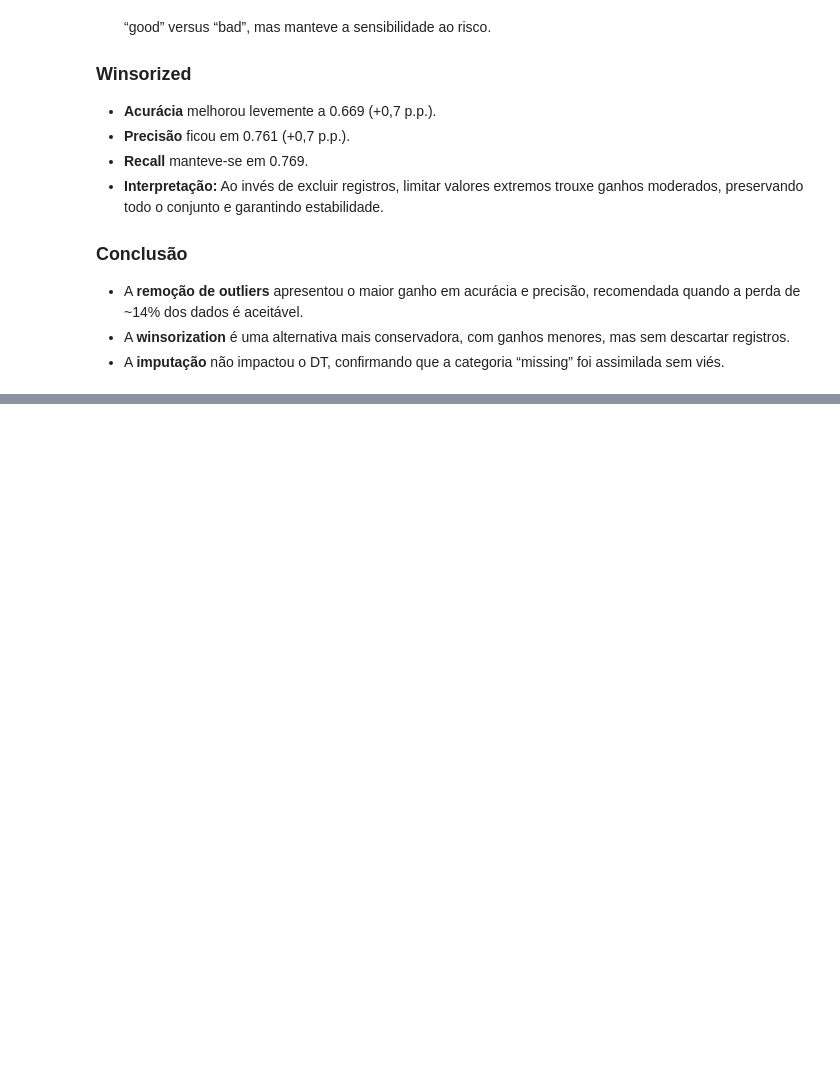
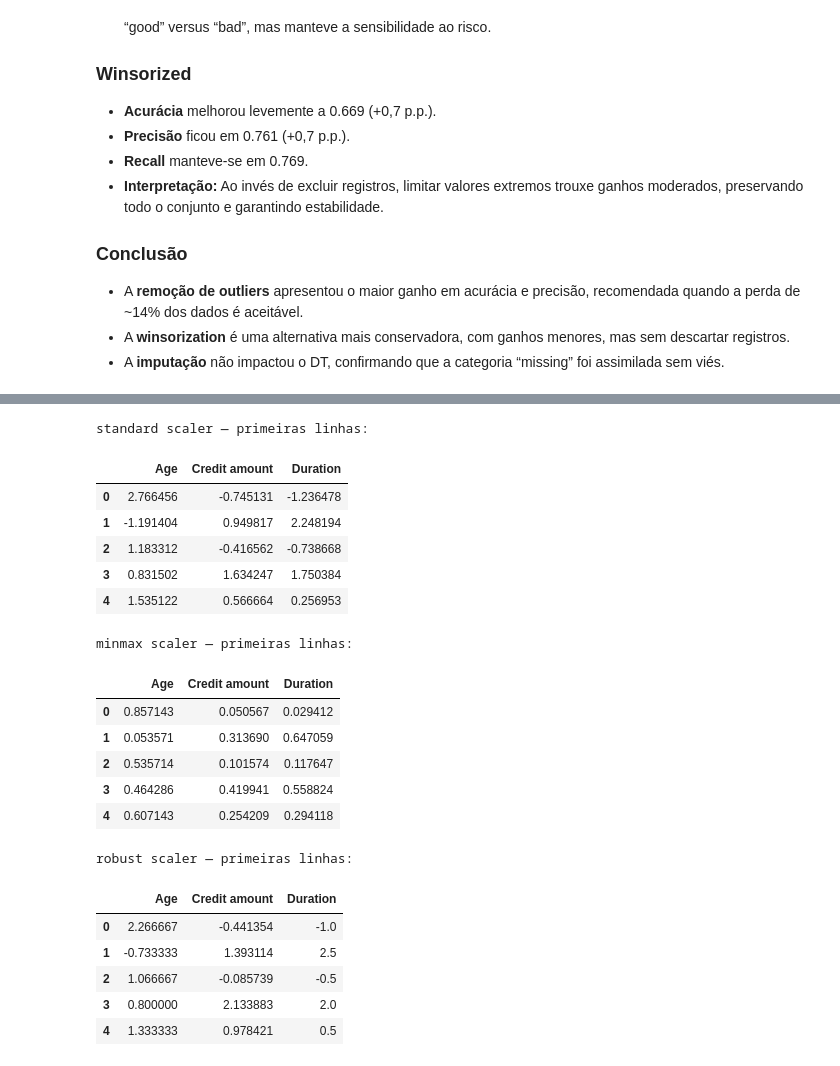
Before and after one commit to viniaraujo68/german-credit-risk, a Jupyter notebook: analysis.ipynb, the cells around one changed output, grey strips where cells are left out. Cells and saved outputs as stored; diff of their text form; code cells hidden in the pictures; blank space fills up the shorter version.

Commit message:
Normalizacao e transformação

```diff
--- a/analysis.ipynb
+++ b/analysis.ipynb
@@ -579,0 +595,51 @@ display(res_df.round(3))
+# %%
+# Vamos trabalhar a partir do dataset imputado (sem remover outliers)
+# já que queremos isolar o efeito da normalização:
+base = df.drop(['Risk','Risk_code'], axis=1)
+y_base = df['Risk_code']
+
+# One-hot encoding de variáveis categóricas
+X_base = pd.get_dummies(base)
+
+# Dicionário de scalers
+scalers = {
+    'standard': StandardScaler(),
+    'minmax':   MinMaxScaler(),
+    'robust':   RobustScaler()
+}
+
+# Aplicar cada scaler apenas nas colunas numéricas
+num_cols = ['Age','Credit amount','Duration']
+X_scaled = {}
+
+for name, scaler in scalers.items():
+    Xs = X_base.copy()
+    Xs[num_cols] = scaler.fit_transform(Xs[num_cols])
+    X_scaled[name] = Xs
+
+# Exemplo de inspeção rápida
+for name, Xs in X_scaled.items():
+    print(f"\n{name} scaler — primeiras linhas:")
+    display(Xs[num_cols].head())
+# %% [output]
+standard scaler — primeiras linhas:
+|  | Age | Credit amount | Duration |
+| 0 | 2.766456 | -0.745131 | -1.236478 |
+| 1 | -1.191404 | 0.949817 | 2.248194 |
+| 2 | 1.183312 | -0.416562 | -0.738668 |
+| 3 | 0.831502 | 1.634247 | 1.750384 |
+| 4 | 1.535122 | 0.566664 | 0.256953 |
+minmax scaler — primeiras linhas:
+|  | Age | Credit amount | Duration |
+| 0 | 0.857143 | 0.050567 | 0.029412 |
+| 1 | 0.053571 | 0.313690 | 0.647059 |
+| 2 | 0.535714 | 0.101574 | 0.117647 |
+| 3 | 0.464286 | 0.419941 | 0.558824 |
+| 4 | 0.607143 | 0.254209 | 0.294118 |
+robust scaler — primeiras linhas:
+|  | Age | Credit amount | Duration |
+| 0 | 2.266667 | -0.441354 | -1.0 |
+| 1 | -0.733333 | 1.393114 | 2.5 |
+| 2 | 1.066667 | -0.085739 | -0.5 |
+| 3 | 0.800000 | 2.133883 | 2.0 |
+| 4 | 1.333333 | 0.978421 | 0.5 |
```
Also changed, not shown: parts of 6 cells of this notebook.
